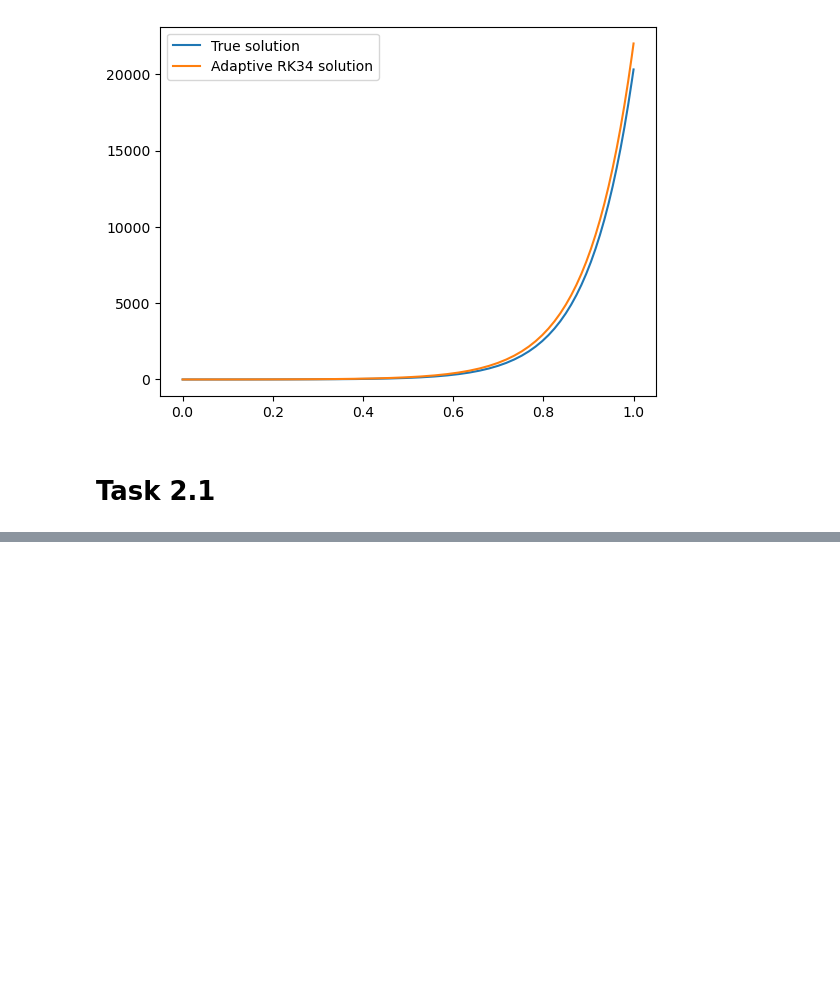
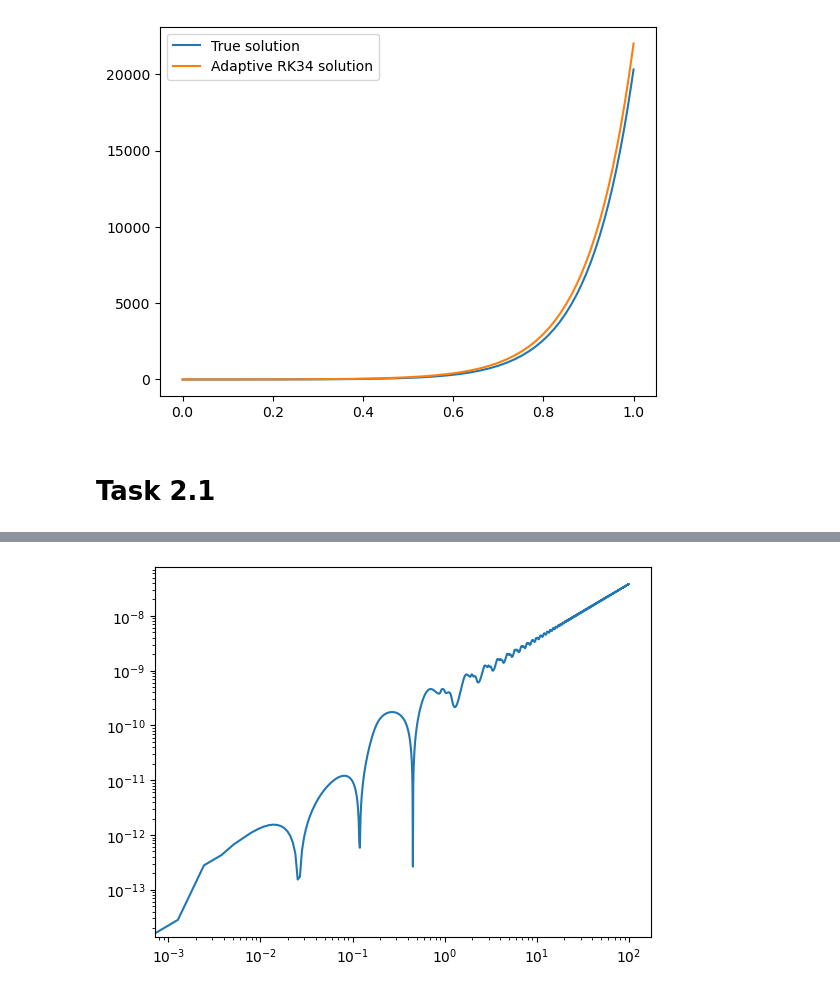
Before and after one commit to varepg/numerical-differential-equations, a Jupyter notebook: project1/project1.ipynb, the cells around one changed output, grey strips where cells are left out. Cells and saved outputs as stored; diff of their text form; code cells hidden in the pictures; blank space fills up the shorter version.

```diff
--- a/project1/project1.ipynb
+++ b/project1/project1.ipynb
@@ -71,0 +122,16 @@ plt.show()
+# %%
+u0 = de.u0
+tf = 100
+H = de.get_H()
+
+t_grid, u = adaptive_RK34(f, t0, tf, u0, tol)
+
+x0 = u0[0]
+y0 = u0[1]
+x = u[0, :]
+y = u[1, :]
+
+plt.loglog(t_grid, np.abs(H(x, y)/H(x0, y0) - 1))
+plt.show()
+# %% [output]
+[figure, added]
```
Also changed, not shown: parts of 4 cells of this notebook.
